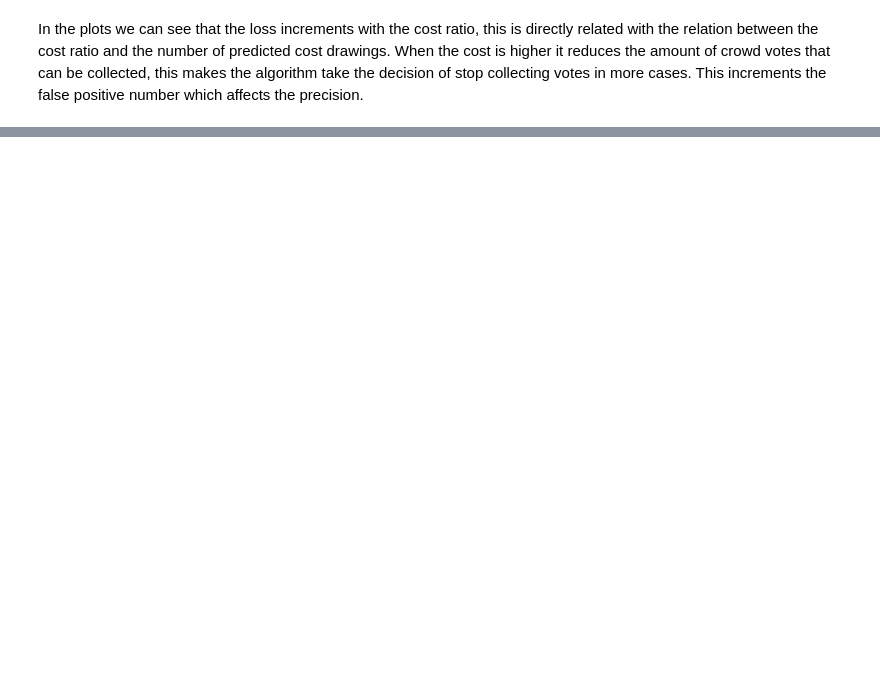
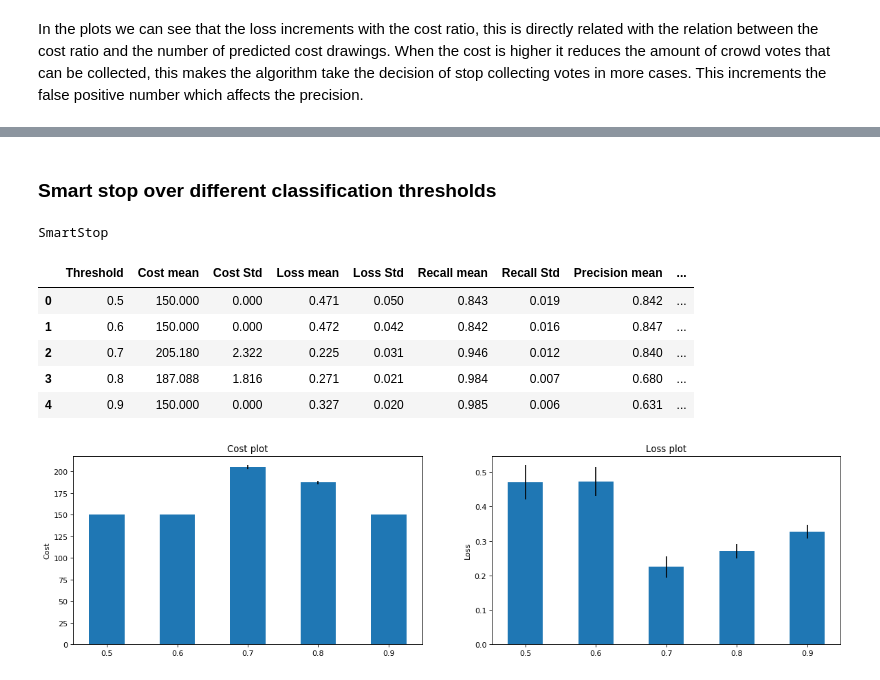
Before and after one commit to pmaglione/classification_model, a Jupyter notebook: main_algorithm_with_experiments.ipynb, the cells around one changed output, grey strips where cells are left out. Cells and saved outputs as stored; diff of their text form; code cells hidden in the pictures; blank space fills up the shorter version.

```diff
--- a/main_algorithm_with_experiments.ipynb
+++ b/main_algorithm_with_experiments.ipynb
@@ -1041,0 +628,47 @@ Analyzing the results with a fixed cost we can see that the loss is reduced when
+# %% [markdown]
+### Smart stop over different classification thresholds
+# %%
+from IPython.core import display as ICD
+
+smv_05 = pd.read_csv('./results/it50_d50_b5_lr5/smart_stop_mv_not_expert_it50_d50_b5_cr05.csv')
+
+print_table_columns = ["Threshold", "Cost mean","Cost Std", "Loss mean", "Loss Std", "Recall mean", "Recall Std", "Precision mean", "Precision Std"]
+
+print("SmartStop")
+ICD.display(pd.DataFrame(smv_05, columns=print_table_columns))
+
+
+plt.figure(num=None, figsize=(18, 10), dpi=80, facecolor='w', edgecolor='k')
+plt.tight_layout()
+ind = [.5,.6,.7,.8,.9]    # the x locations for the groups
+width = 0.05       # the width of the bars: can also be len(x) sequence
+
+cost_mean = smv_05["Cost mean"]
+cost_std = smv_05["Cost Std"]
+
+plt.subplot(221)
+
+p1 = plt.bar(ind, cost_mean, width, yerr=cost_std)
+
+plt.ylabel('Cost')
+plt.title('Cost plot')
+
+
+plt.subplot(222)
+loss_mean = smv_05["Loss mean"]
+loss_std = smv_05["Loss Std"]
+p2 = plt.bar(ind, loss_mean, width, yerr=loss_std)
+plt.ylabel('Loss')
+plt.title('Loss plot')
+
+
+plt.show()
+# %% [output]
+SmartStop
+|  | Threshold | Cost mean | Cost Std | Loss mean | Loss Std | Recall mean | Recall Std | Precision mean | ... |
+| 0 | 0.5 | 150.000 | 0.000 | 0.471 | 0.050 | 0.843 | 0.019 | 0.842 | ... |
+| 1 | 0.6 | 150.000 | 0.000 | 0.472 | 0.042 | 0.842 | 0.016 | 0.847 | ... |
+| 2 | 0.7 | 205.180 | 2.322 | 0.225 | 0.031 | 0.946 | 0.012 | 0.840 | ... |
+| 3 | 0.8 | 187.088 | 1.816 | 0.271 | 0.021 | 0.984 | 0.007 | 0.680 | ... |
+| 4 | 0.9 | 150.000 | 0.000 | 0.327 | 0.020 | 0.985 | 0.006 | 0.631 | ... |
+[figure, added]
```
Also changed, not shown: parts of 48 cells of this notebook, 40 other files.
